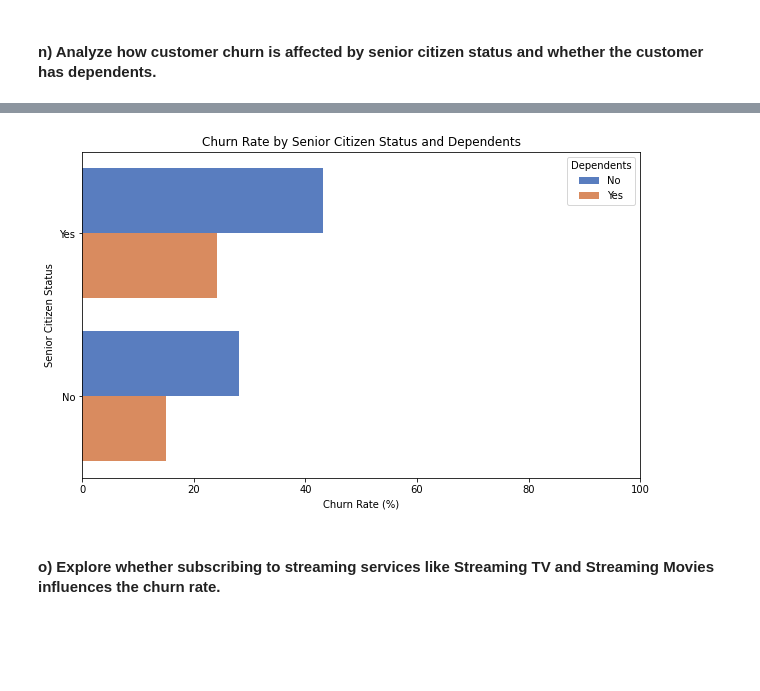
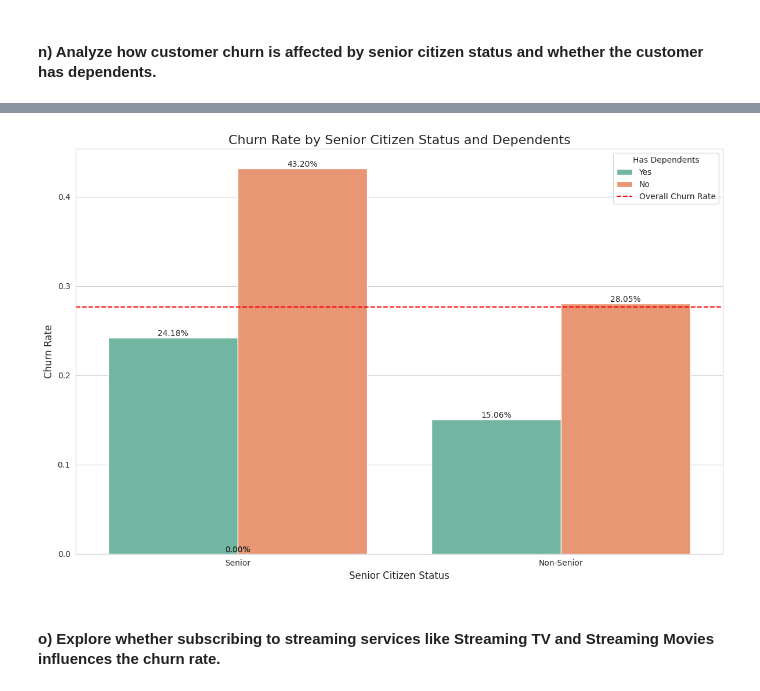
Before and after one commit to vskvj3/UST_Training, a Jupyter notebook: BigData/spark/Spark Workshop/Assignment 8 - Spark SQL.ipynb, the cells around one changed output, grey strips where cells are left out. Cells and saved outputs as stored; diff of their text form; code cells hidden in the pictures; blank space fills up the shorter version.

```diff
--- a/BigData/spark/Spark Workshop/Assignment 8 - Spark SQL.ipynb
+++ b/BigData/spark/Spark Workshop/Assignment 8 - Spark SQL.ipynb
@@ -675,31 +695,38 @@ churn_senior_dependents_result.show()
 # %%
-churn_senior_dependents_df = churn_senior_dependents_result.toPandas()
+churn_df = churn_analysis_query.toPandas()
 
-# Convert SeniorCitizen and Dependents for better readability in the plot
-churn_senior_dependents_df['SeniorCitizen'] = churn_senior_dependents_df['SeniorCitizen'].replace({0: 'No', 1: 'Yes'})
-churn_senior_dependents_df['Dependents'] = churn_senior_dependents_df['Dependents'].replace({'Yes': 'Yes', 'No': 'No'})
+# Calculate overall churn rate for reference
+overall_churn_rate = churn_df['churn_rate'].mean()
 
-# Set the size of the plot
-plt.figure(figsize=(10, 6))
+# Create the visualization
+plt.figure(figsize=(12, 8))
+sns.barplot(x='senior_status', y='churn_rate', hue='Dependents', data=churn_df)
 
-# Create a bar plot
-sns.barplot(data=churn_senior_dependents_df,
-            x='ChurnRate',
-            y='SeniorCitizen',
-            hue='Dependents',
-            palette='muted')
+# Customize the plot
+plt.title("Churn Rate by Senior Citizen Status and Dependents", fontsize=16)
+plt.xlabel("Senior Citizen Status", fontsize=12)
+plt.ylabel("Churn Rate", fontsize=12)
+plt.axhline(y=overall_churn_rate, color='r', linestyle='--', label='Overall Churn Rate')
 
-# Set the title and labels
-plt.title('Churn Rate by Senior Citizen Status and Dependents')
-plt.xlabel('Churn Rate (%)')
-plt.ylabel('Senior Citizen Status')
-plt.legend(title='Dependents')
-plt.xlim(0, 100)  # Set x-axis limits to show percentage
+# Add value labels on the bars
+for i, bar in enumerate(plt.gca().patches):
+    plt.text(bar.get_x() + bar.get_width()/2,
+             bar.get_height(),
+             f'{bar.get_height():.2%}',
+             ha='center', va='bottom')
 
-# Show the plot
+# # Add total customers as text
+# for i, row in churn_df.iterrows():
+#     plt.text(i % 2, row['churn_rate'],
+#              f"n={row['total_customers']}",
+#              ha='center', va='bottom',
+#              color='black', fontweight='bold')
+
+plt.legend(title="Has Dependents")
+plt.tight_layout()
 plt.show()
 # %% [output]
-[figure, old version]
+[figure, new version]
 # %% [markdown]
 #### o) Explore whether subscribing to streaming services like Streaming TV and Streaming Movies influences the churn rate.
 # %%
```
Also changed, not shown: parts of 34 cells of this notebook.
